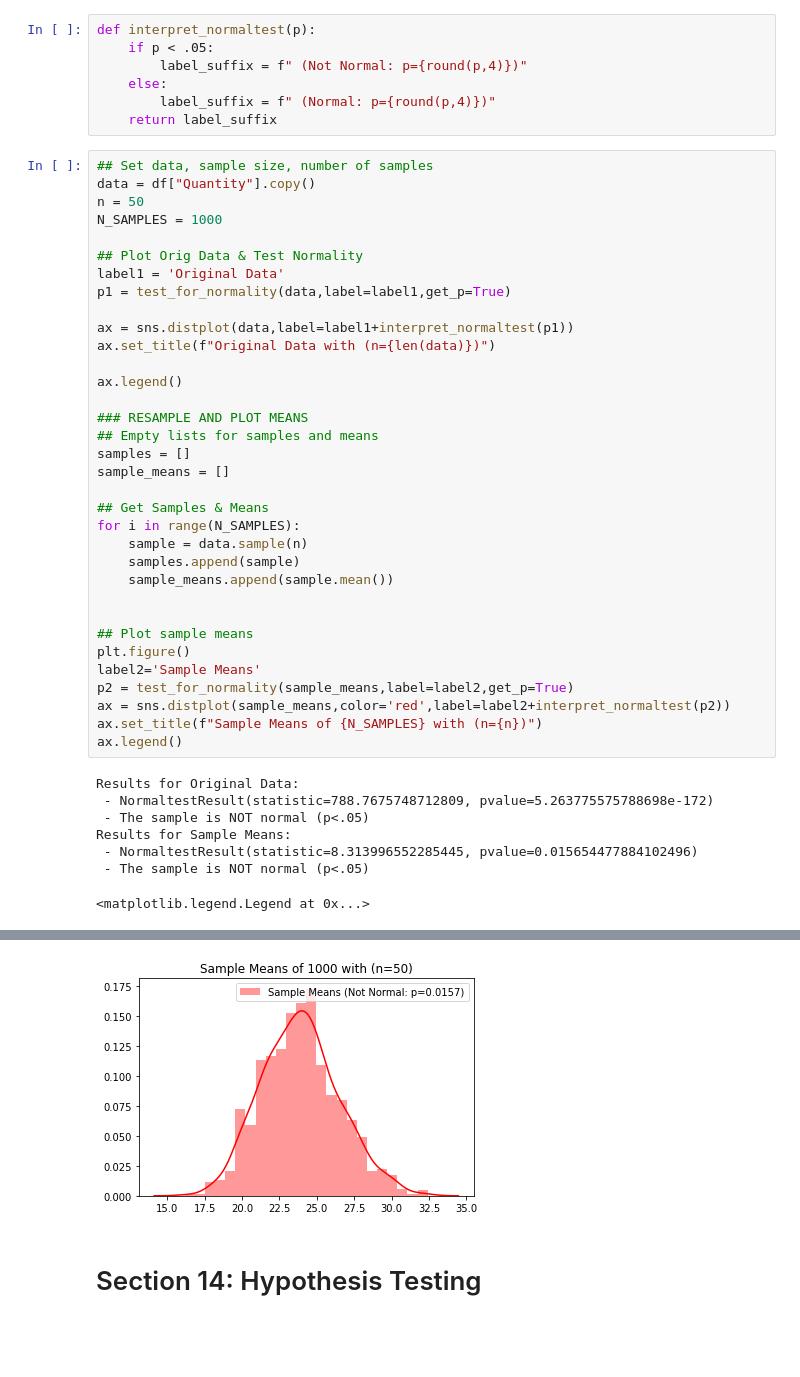
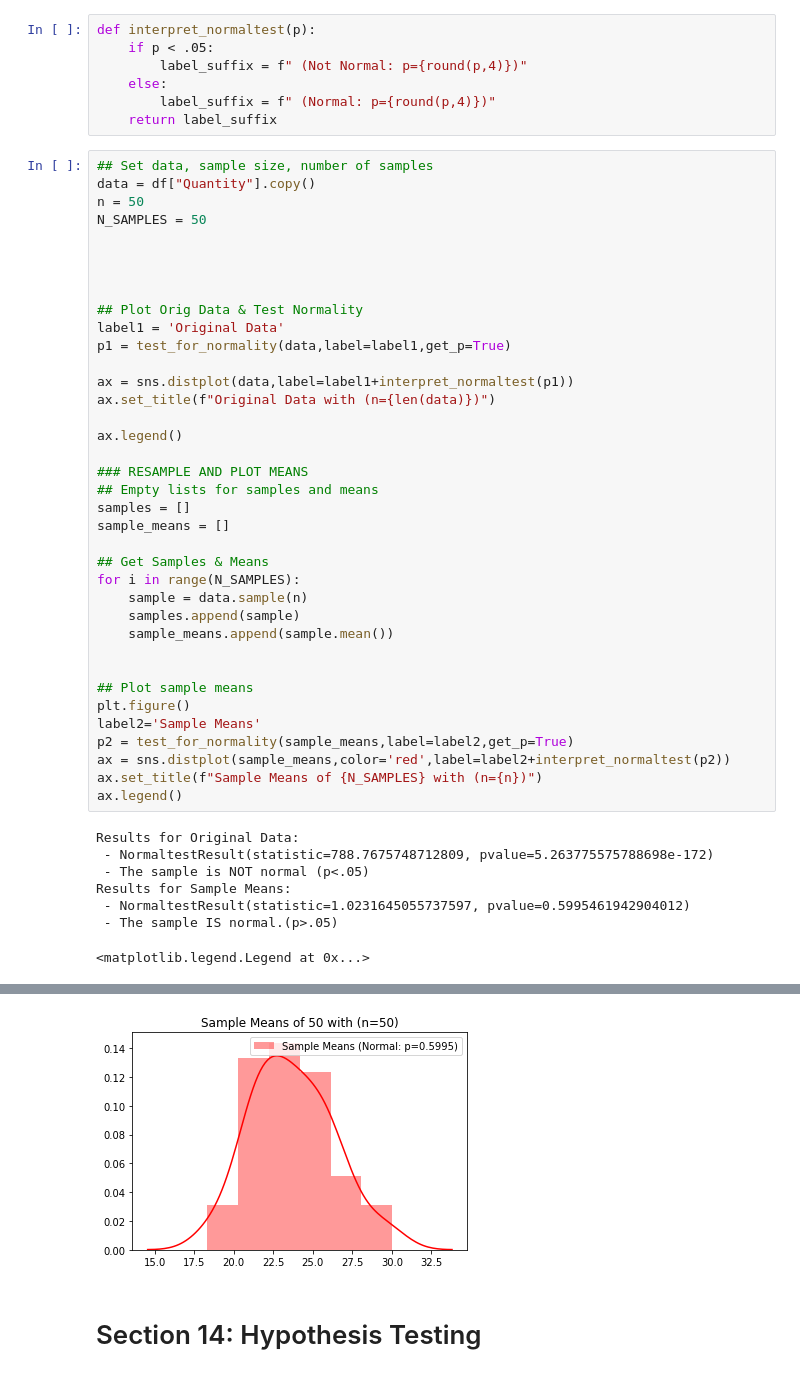
Before and after one commit to jirvingphd/online-dtsc-pt-041320-cohort-notes, a Jupyter notebook: Mod 2/sect_13_and_14/sect_13_and_14_CLT_and_Hypothesis_testing_SG.ipynb, the cells around one changed output, grey strips where cells are left out. Saved outputs shown, nothing was run; the diff lists cells and outputs as text; blank space fills up the shorter version.

```diff
--- a/Mod 2/sect_13_and_14/sect_13_and_14_CLT_and_Hypothesis_testing_SG.ipynb
+++ b/Mod 2/sect_13_and_14/sect_13_and_14_CLT_and_Hypothesis_testing_SG.ipynb
@@ -235,7 +241,10 @@ def interpret_normaltest(p):
 ## Set data, sample size, number of samples
 data = df["Quantity"].copy()
 n = 50
-N_SAMPLES = 1000
+N_SAMPLES = 50
+
+
+
 
 ## Plot Orig Data & Test Normality
 label1 = 'Original Data'
@@ -245,36 +254,36 @@ ax = sns.distplot(data,label=label1+interpret_normaltest(p1))
 ax.set_title(f"Original Data with (n={len(data)})")
 
 ax.legend()
 
 ### RESAMPLE AND PLOT MEANS
 ## Empty lists for samples and means
 samples = []
 sample_means = []
 
 ## Get Samples & Means
 for i in range(N_SAMPLES):
     sample = data.sample(n)
     samples.append(sample)
     sample_means.append(sample.mean())
 
 
 ## Plot sample means
 plt.figure()
 label2='Sample Means'
 p2 = test_for_normality(sample_means,label=label2,get_p=True)
 ax = sns.distplot(sample_means,color='red',label=label2+interpret_normaltest(p2))
 ax.set_title(f"Sample Means of {N_SAMPLES} with (n={n})")
 ax.legend()
 # %% [output]
 Results for Original Data:
  - NormaltestResult(statistic=788.7675748712809, pvalue=5.263775575788698e-172)
  - The sample is NOT normal (p<.05)
 Results for Sample Means:
- - NormaltestResult(statistic=8.313996552285445, pvalue=0.015654477884102496)
- - The sample is NOT normal (p<.05)
+ - NormaltestResult(statistic=1.0231645055737597, pvalue=0.5995461942904012)
+ - The sample IS normal.(p>.05)
 <matplotlib.legend.Legend at 0x...>
 [figure]
-[figure, old version]
+[figure, new version]
 # %% [markdown]
 # Section 14: Hypothesis Testing
 # %% [markdown]
```
Also changed, not shown: parts of 22 cells of this notebook.
